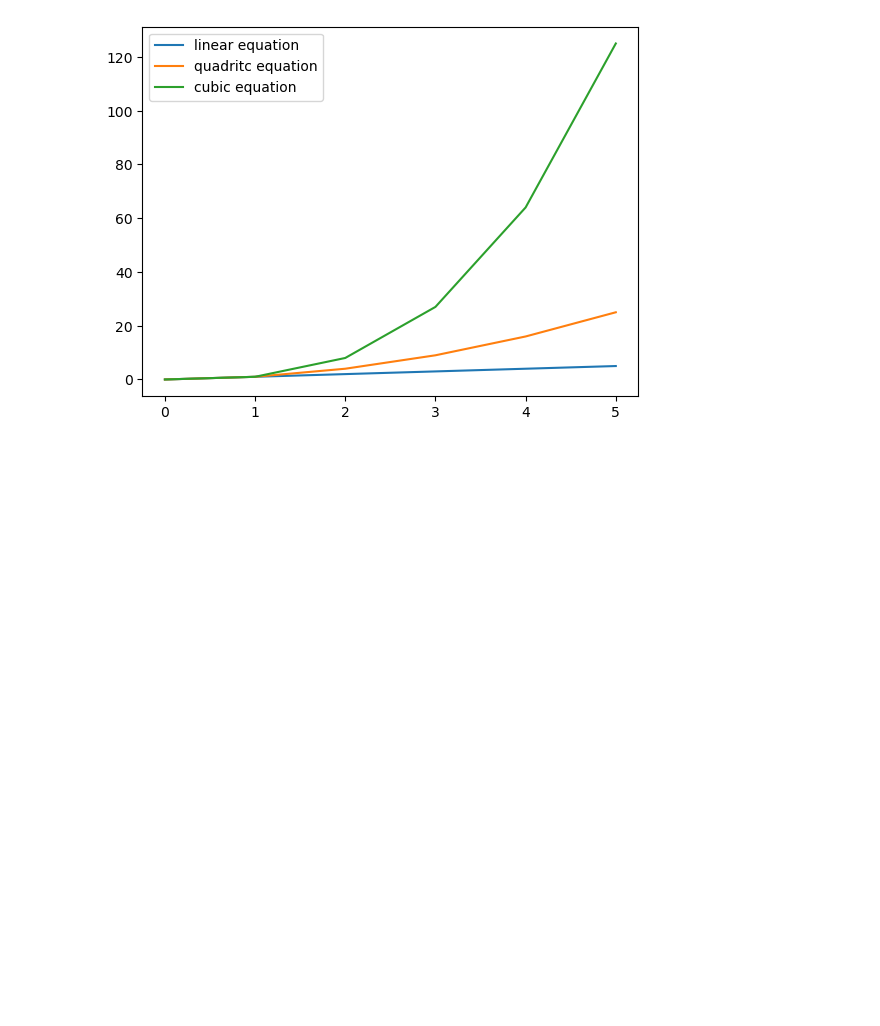
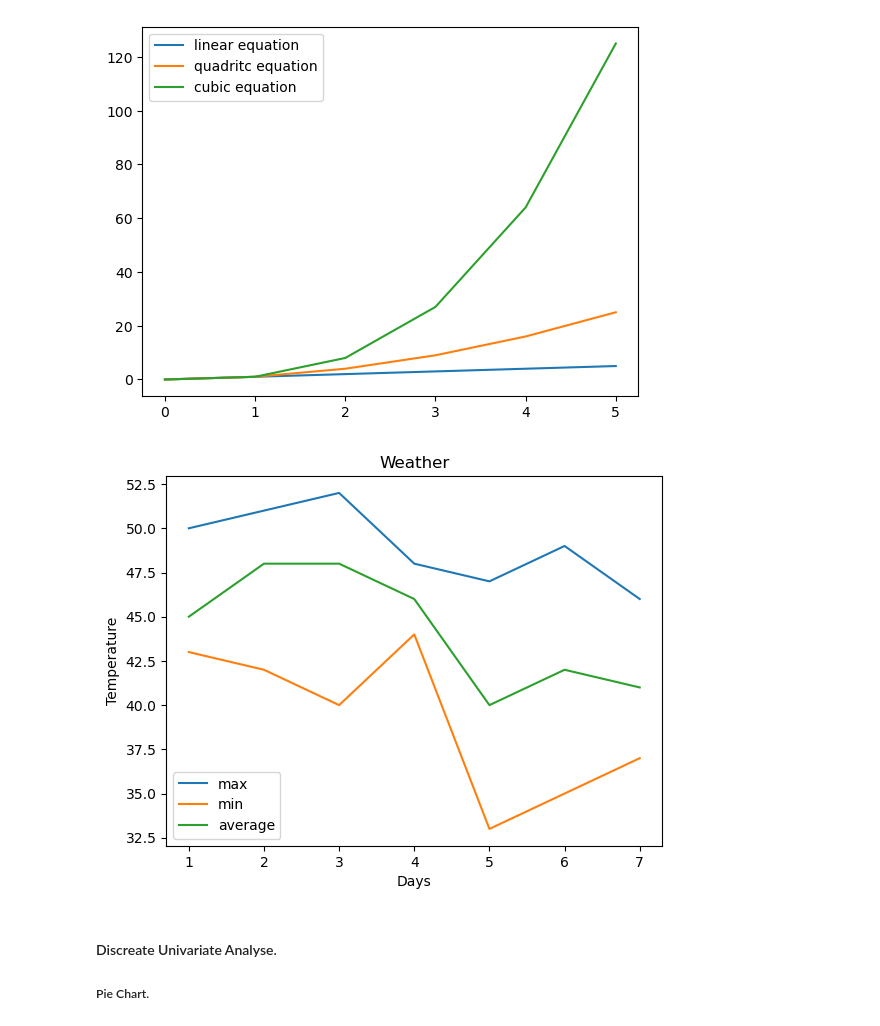
Before and after one commit to jeevan-puli/101-Days-of-Learning-Data-Science, a Jupyter notebook: Python_Modules_For_DS/MatplotLib.ipynb, the cells around one changed output. Cells and saved outputs as stored; diff of their text form; code cells hidden in the pictures; blank space fills up the shorter version.

Commit message:
matplotlib continuid

```diff
--- a/Python_Modules_For_DS/MatplotLib.ipynb
+++ b/Python_Modules_For_DS/MatplotLib.ipynb
@@ -209,3 +209,30 @@ plt.legend() #Asking to show legend.
 plt.show()
 # %% [output]
 [figure]
+# %%
+import numpy as np
+import pandas as pd
+import matplotlib.pyplot as plt
+
+days = [1,2,3,4,5,6,7]
+
+max_t = [50,51,52,48,47,49,46]
+min_t = [43,42,40,44,33,35,37]
+avg_t = [45,48,48,46,40,42,41]
+
+plt.plot(days, max_t, label = "max")
+plt.plot(days, min_t, label = "min")
+plt.plot(days, avg_t, label = "average")
+
+plt.xlabel("Days")
+plt.ylabel("Temperature")
+plt.title("Weather")
+
+plt.legend()
+plt.show()
+# %% [output]
+[figure, added]
+# %% [markdown]
+#### Discreate Univariate Analyse.
+
+##### Pie Chart.
```
Also changed, not shown: parts of 10 cells of this notebook.
